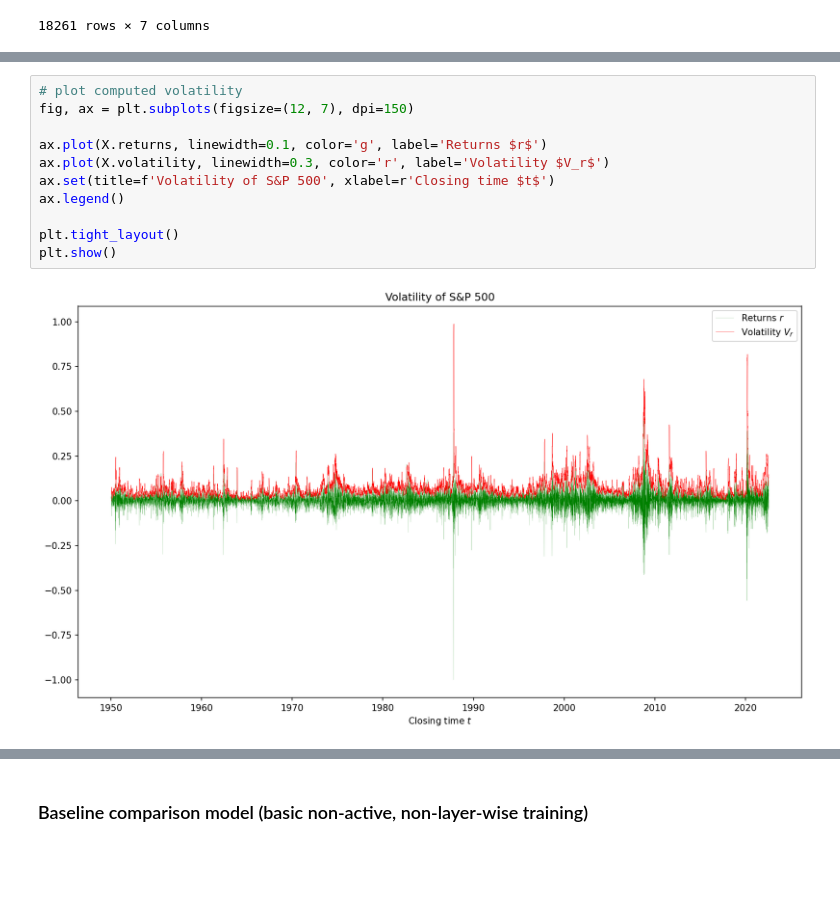
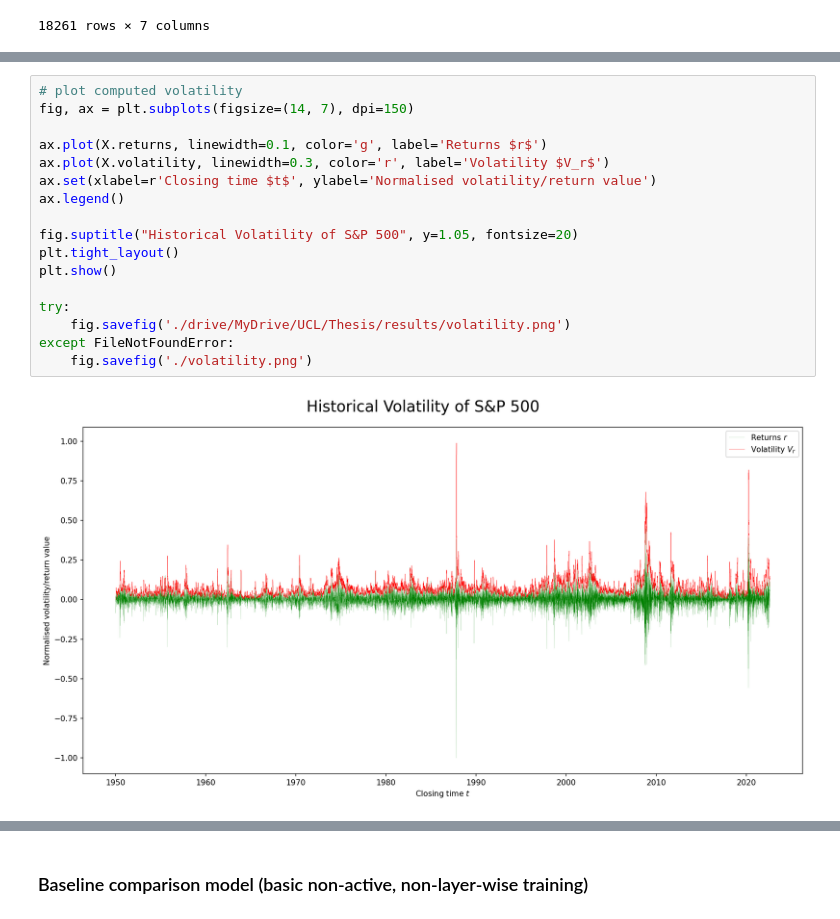
Before and after one commit to gittmp/efficient-deep-learning, a Jupyter notebook: Program/risk-forecasting.ipynb, the cells around one changed output, grey strips where cells are left out. Saved outputs shown, nothing was run; the diff lists cells and outputs as text; blank space fills up the shorter version.

```diff
--- a/Program/risk-forecasting.ipynb
+++ b/Program/risk-forecasting.ipynb
@@ -176,16 +183,22 @@ plt.show()
 # %%
 # plot computed volatility
-fig, ax = plt.subplots(figsize=(12, 7), dpi=150)
+fig, ax = plt.subplots(figsize=(14, 7), dpi=150)
 
 ax.plot(X.returns, linewidth=0.1, color='g', label='Returns $r$')
 ax.plot(X.volatility, linewidth=0.3, color='r', label='Volatility $V_r$')
-ax.set(title=f'Volatility of S&P 500', xlabel=r'Closing time $t$')
+ax.set(xlabel=r'Closing time $t$', ylabel='Normalised volatility/return value')
 ax.legend()
 
+fig.suptitle("Historical Volatility of S&P 500", y=1.05, fontsize=20)
 plt.tight_layout()
 plt.show()
+
+try:
+    fig.savefig('./drive/MyDrive/UCL/Thesis/results/volatility.png')
+except FileNotFoundError:
+    fig.savefig('./volatility.png')
 # %% [output]
-[figure, old version]
+[figure, new version]
 # %%
 # build dataset:
 #   each instance consists of a `LOOKBACK_WINDOW` length time series (prev `LOOKBACK_WINDOW`) over variables
```
Also changed, not shown: parts of 21 cells of this notebook, 2 other files.
